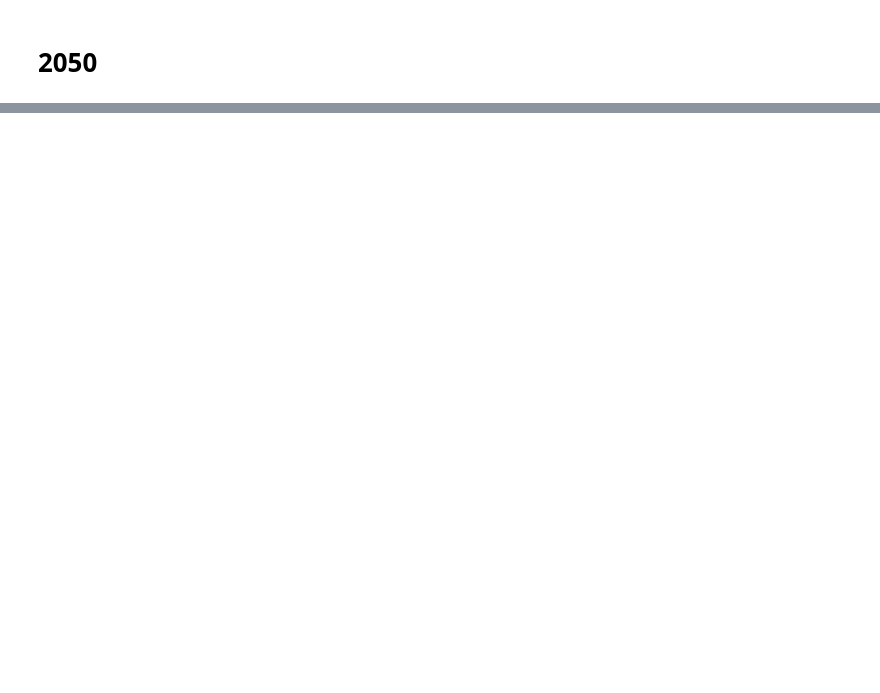
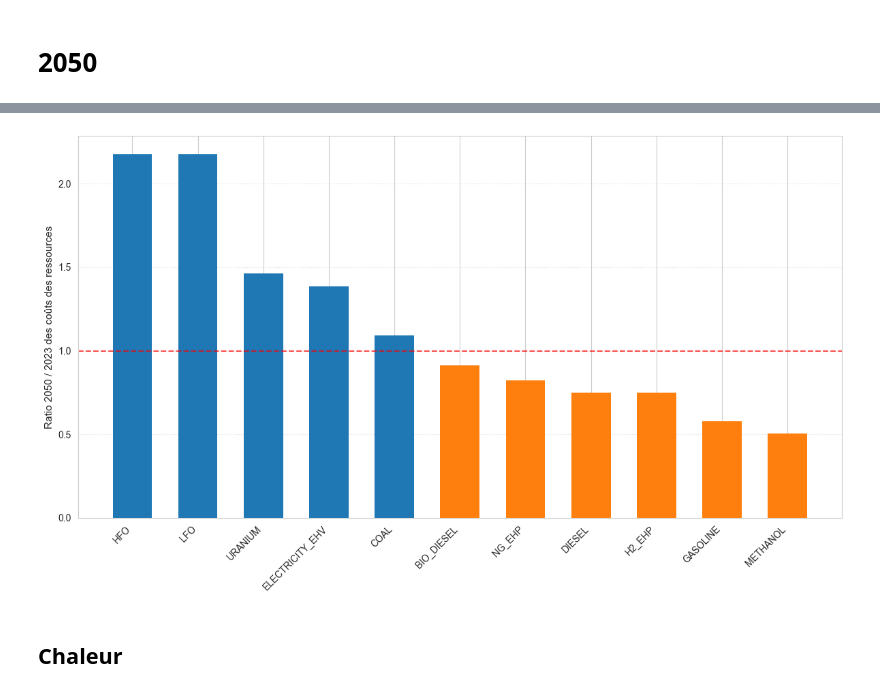
Before and after one commit to CIRAIG/EnergyScope-Quebec, a Jupyter notebook: projects/peaks/01_Notebooks/Results.ipynb, the cells around one changed output, grey strips where cells are left out. Drawn from its saved outputs; the diff is of its cells as text; code cells hidden in the pictures; blank space fills up the shorter version.

```diff
--- a/projects/peaks/01_Notebooks/Results.ipynb
+++ b/projects/peaks/01_Notebooks/Results.ipynb
@@ -594,0 +934,35 @@ dtype: float64
+# %%
+# 1. Préparation des données (on s'assure de ne pas modifier le DF d'origine)
+df_plot = df_costs_compare.copy()
+
+# Supprimer la ligne CHURCHILL_FALLS
+df_plot = df_plot.drop(index='CHURCHILL_FALLS', errors='ignore')
+
+df_plot = df_plot.dropna(subset=['Ratio_2050_2023'])
+df_plot = df_plot.sort_values(by='Ratio_2050_2023', ascending=False)
+
+# 2. Définition des couleurs conditionnelles
+# Bleu si le ratio > 1 (augmentation), Orange si le ratio < 1 (diminution)
+colors = ['#1f77b4' if r > 1 else '#ff7f0e' for r in df_plot['Ratio_2050_2023']]
+
+# 3. Génération du graphique vertical
+plt.figure(figsize=(max(len(df_plot) * 0.4, 12), 7))
+
+bars = plt.bar(df_plot.index, df_plot['Ratio_2050_2023'],
+               color=colors, edgecolor='none', width=0.6)
+
+# Ligne de repère horizontale pour le Ratio = 1
+plt.axhline(y=1, color='red', linestyle='--', alpha=0.7)
+
+# 4. Habillage
+plt.ylabel("Ratio 2050 / 2023 des coûts des ressources", fontsize=11)
+plt.grid(axis='y', linestyle=':', alpha=0.6)
+
+plt.xticks(rotation=45, ha='right', fontsize=10)
+
+plt.tight_layout()
+plt.show()
+# %% [output]
+[figure, added]
+# %% [markdown]
+## Chaleur
```
Also changed, not shown: parts of 41 cells of this notebook, 27 other files.
